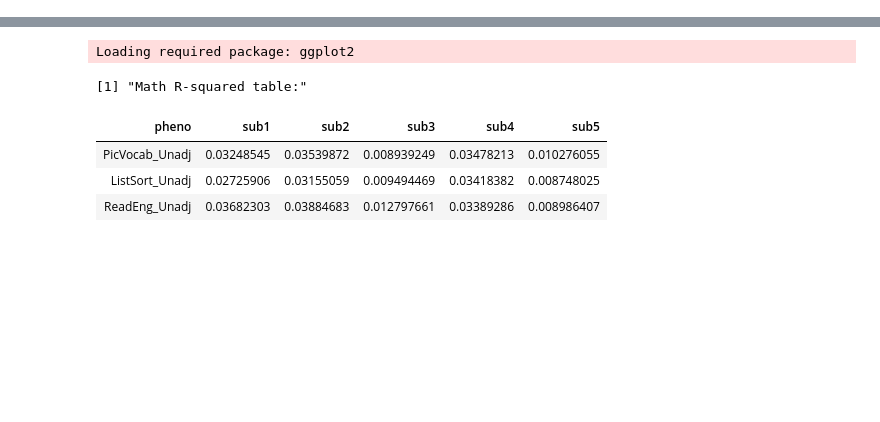
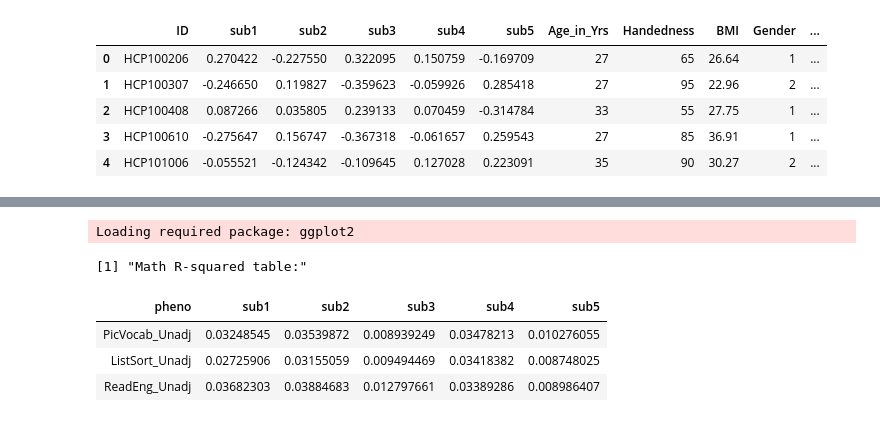
Before and after one commit to SIMEXP/hcp, a Jupyter notebook: hcp_association_subtypes_language_exp2.ipynb, the cells around one changed output, grey strips where cells are left out. Saved outputs shown, nothing was run; the diff lists cells and outputs as text; code cells hidden in the pictures; blank space fills up the shorter version.

```diff
--- a/hcp_association_subtypes_language_exp2.ipynb
+++ b/hcp_association_subtypes_language_exp2.ipynb
@@ -41,0 +18,13 @@ tips
+# %%
+# Load pheno-subtype file
+# Math
+data_math = pd.read_csv(os.path.join(data_path,'math_pheno_subtype.csv'))
+data_math_clean = data_math.dropna() # remove nan's
+data_math_clean.head()
+# %% [output]
+|  | ID | sub1 | sub2 | sub3 | sub4 | sub5 | Age_in_Yrs | Handedness | BMI | Gender | ... |
+| 0 | HCP100206 | 0.270422 | -0.227550 | 0.322095 | 0.150759 | -0.169709 | 27 | 65 | 26.64 | 1 | ... |
+| 1 | HCP100307 | -0.246650 | 0.119827 | -0.359623 | -0.059926 | 0.285418 | 27 | 95 | 22.96 | 2 | ... |
+| 2 | HCP100408 | 0.087266 | 0.035805 | 0.239133 | 0.070459 | -0.314784 | 33 | 55 | 27.75 | 1 | ... |
+| 3 | HCP100610 | -0.275647 | 0.156747 | -0.367318 | -0.061657 | 0.259543 | 27 | 85 | 36.91 | 1 | ... |
+| 4 | HCP101006 | -0.055521 | -0.124342 | -0.109645 | 0.127028 | 0.223091 | 35 | 90 | 30.27 | 2 | ... |
```
Also changed, not shown: parts of 8 cells of this notebook, 1 other file.
